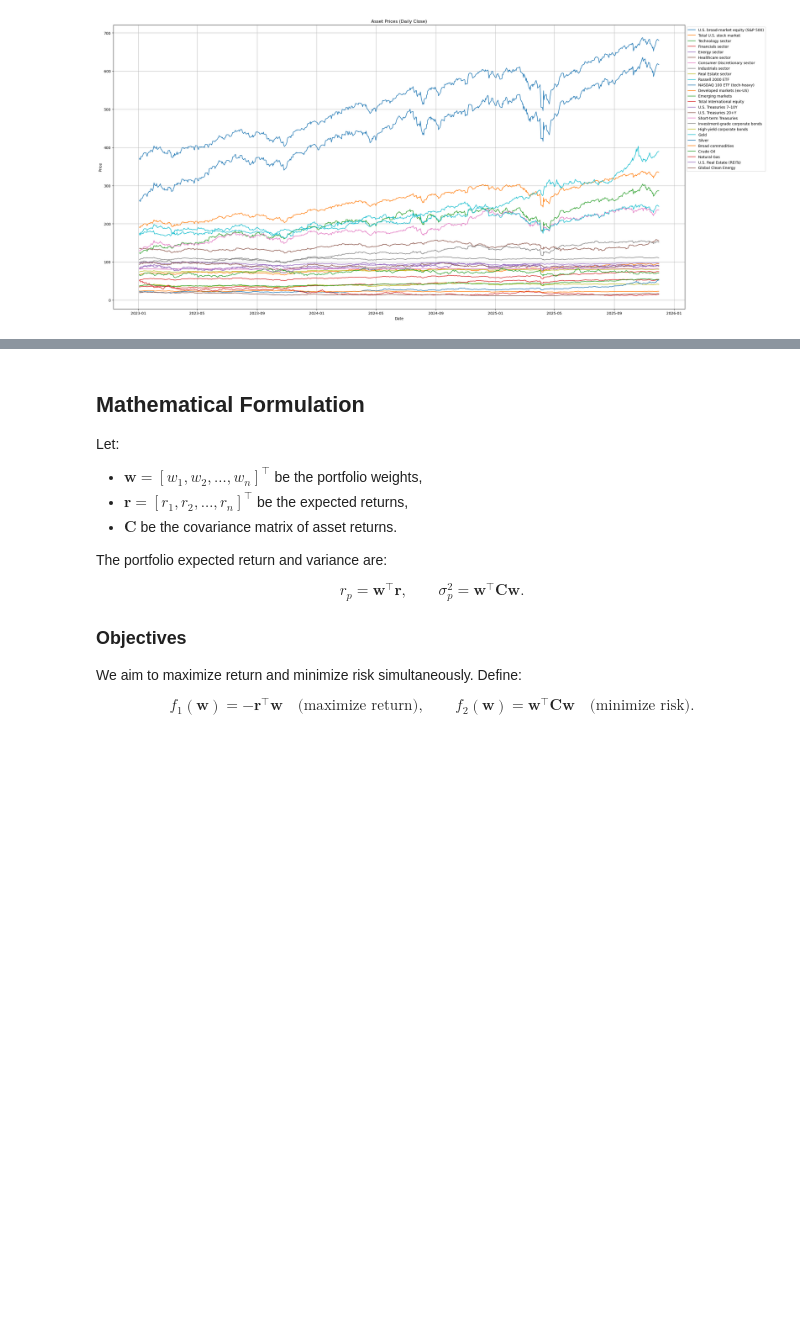
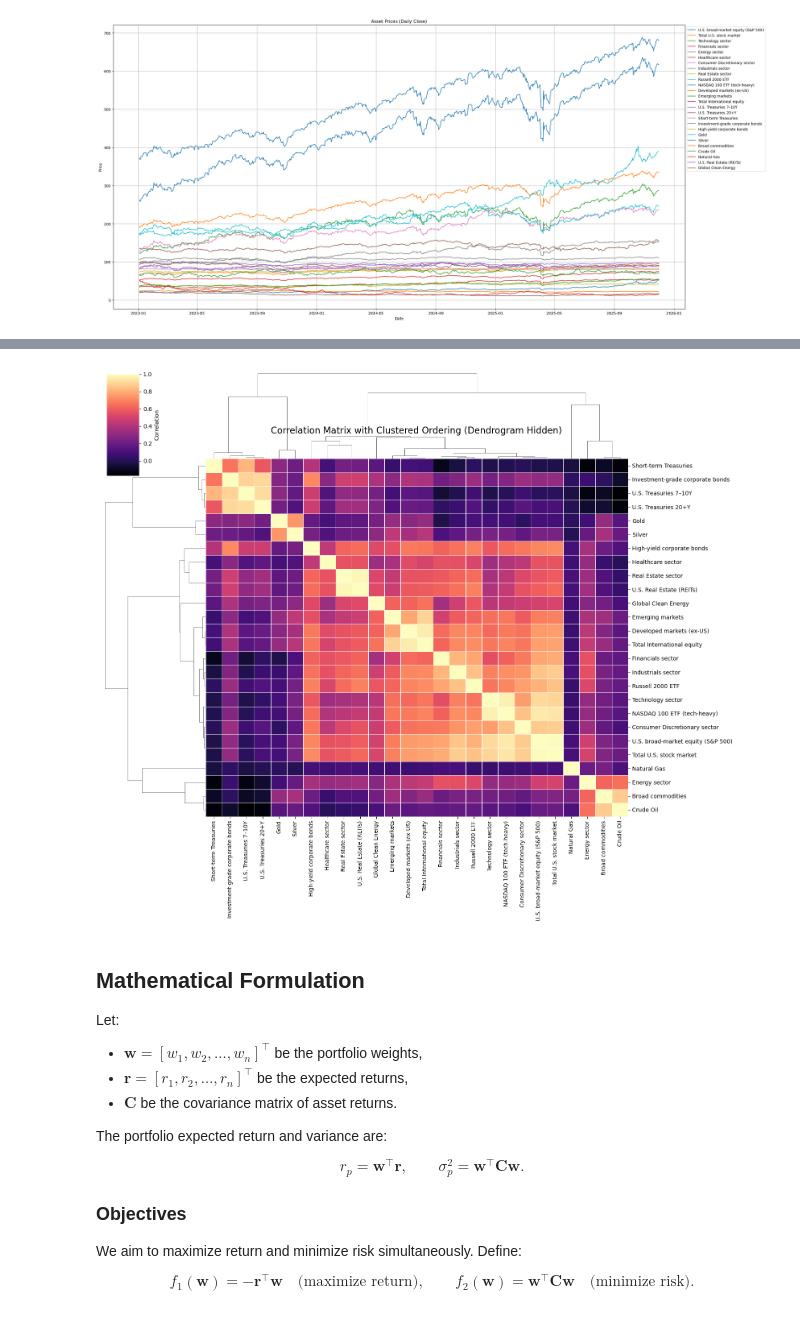
Before and after one commit to SalK91/convex_optimization, a Jupyter notebook: docs/convex/tutorials/3_portfolio.ipynb, the cells around one changed output, grey strips where cells are left out. Cells and saved outputs as stored; diff of their text form; code cells hidden in the pictures; blank space fills up the shorter version.

```diff
--- a/docs/convex/tutorials/3_portfolio.ipynb
+++ b/docs/convex/tutorials/3_portfolio.ipynb
@@ -82,7 +80,7 @@ tickers_dict = {
 
     # Alternative / Real Assets
     "VNQ.US": "U.S. Real Estate (REITs)",
-    "ICLN.US": "Global Clean Energy",
+    "ICLN.US": "Global Clean Energy"
 
     # Cryptocurrency
     #"BTC-USD": "Bitcoin (USD-denominated)"
@@ -116,0 +93,13 @@ prices.head()
+# %%
+# Define asset tickers and download data (5 years of daily data)
+start_date = "2022-01-01"
+end_date = "2025-12-15"
+
+prices = pd.DataFrame()
+
+for ticker in tickers:
+    print(f"Downloading data for {ticker}...")
+    data = pdr.DataReader(ticker, "stooq", start_date, end_date)
+    prices[ticker] = data["Close"]
+
+prices = prices.sort_index()
@@ -186,3 +184,31 @@ dtype: float64
+# %%
+import seaborn as sns
+import matplotlib.pyplot as plt
+
+# Compute correlation matrix
+corr = returns.corr()
+
+# Rename rows and columns using full asset names
+corr_named = corr.rename(index=tickers_dict, columns=tickers_dict)
+
+g= sns.clustermap(
+    corr_named,
+    cmap="magma",
+    figsize=(16, 14),
+    linewidths=0.5,
+    cbar_kws={'label': 'Correlation'},
+    method='average',
+    metric='correlation')
+g.fig.text(
+    0.5,                # x-position (center)
+    0.875,               # y-position (near bottom)
+    "Correlation Matrix with Clustered Ordering (Dendrogram Hidden)",
+    ha='center',
+    fontsize=16
+)
+plt.show()
+# %% [output]
+[figure, added]
 # %% [markdown]
 ## Mathematical Formulation
 
```
Also changed, not shown: parts of 8 cells of this notebook, 6 other files.
